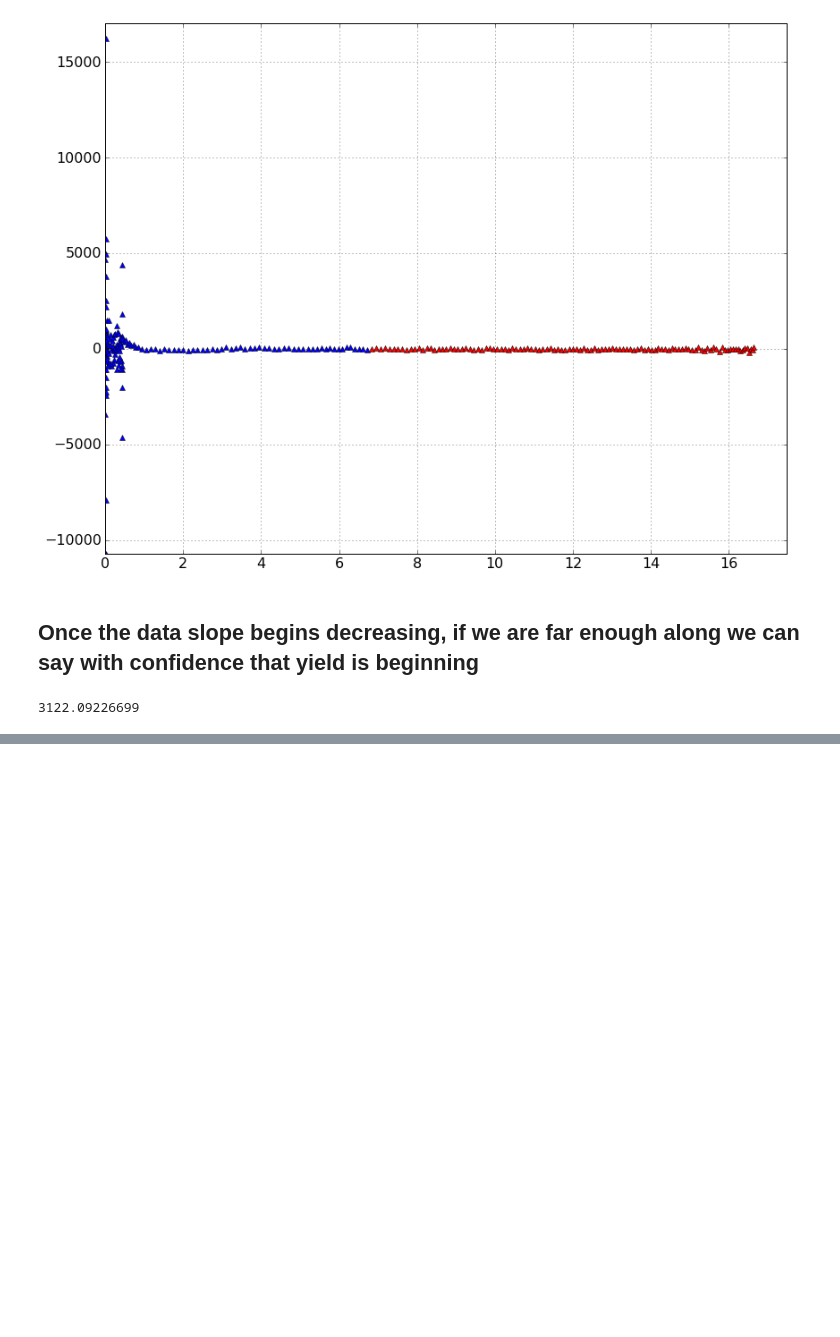
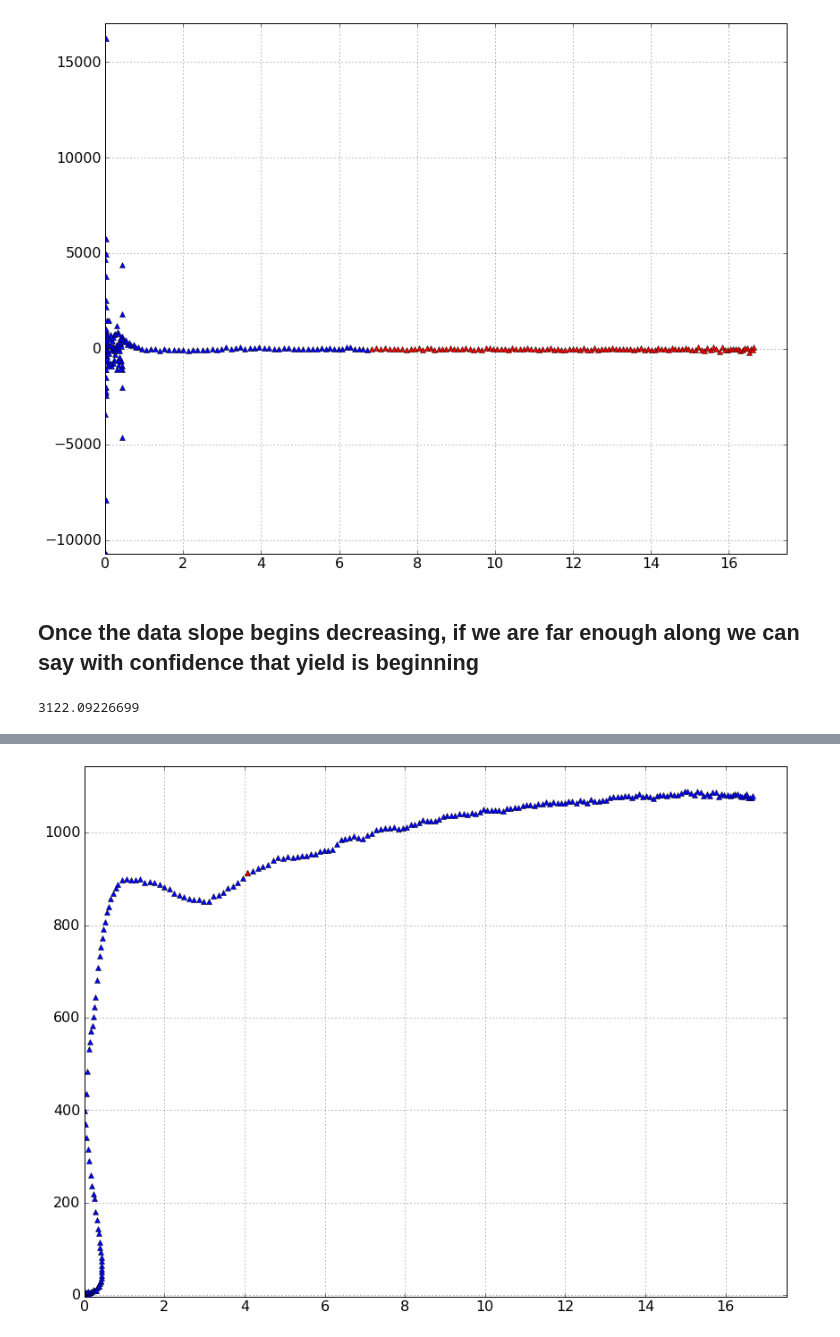
Before and after one commit to ednusi/MatPy, a Jupyter notebook: Grouping Data by Slope.ipynb, the cells around one changed output, grey strips where cells are left out. Drawn from its saved outputs; the diff is of its cells as text; code cells hidden in the pictures; blank space fills up the shorter version.

```diff
--- a/Grouping Data by Slope.ipynb
+++ b/Grouping Data by Slope.ipynb
@@ -82,0 +98,41 @@ print divs
+# %%
+# -- we think that yield occurs where the standard deviation is decreasing AND the slopes are mostly negative
+def findYieldInterval(slopes, numberofsections):
+
+    def numneg(val):
+        return sum((val>0).astype(int))
+
+    # -- divide into ten intervals and save stddev of each
+    splitslopes = np.array_split(slopes,numberofsections)
+
+    # -- displays the number of negative values in a range
+    for section in splitslopes:
+        print numneg(section), len(section)
+
+    divs = [np.std(vals) for vals in splitslopes]
+
+    # -- stddev of the whole thing
+    stdev = np.std(slopes)
+
+    interval = 0
+    sect = splitslopes[interval]
+
+    while divs[interval] > stdev or numneg(sect)<3*len(sect)/4:
+
+        interval = interval + 1
+
+        """Guard against going out of bounds"""
+        if interval==len(splitslopes): break
+
+        sect = splitslopes[interval]
+
+    return interval
+
+numberofsections = 15
+interval_length = len(model)/numberofsections
+
+"""Middle of selected interval"""
+yield_index = findYieldInterval(slopes,numberofsections)*interval_length*3/2
+yield_value = np.array([strain[yield_index],stress[yield_index]])[None,:]
+
+print yield_value
@@ -82,0 +156,4 @@ print divs
+# %%
+plot.plotmult2D(model,yield_value)
+# %% [output]
+[figure, added]
```
Also changed, not shown: parts of 7 cells of this notebook, 1 other file.
